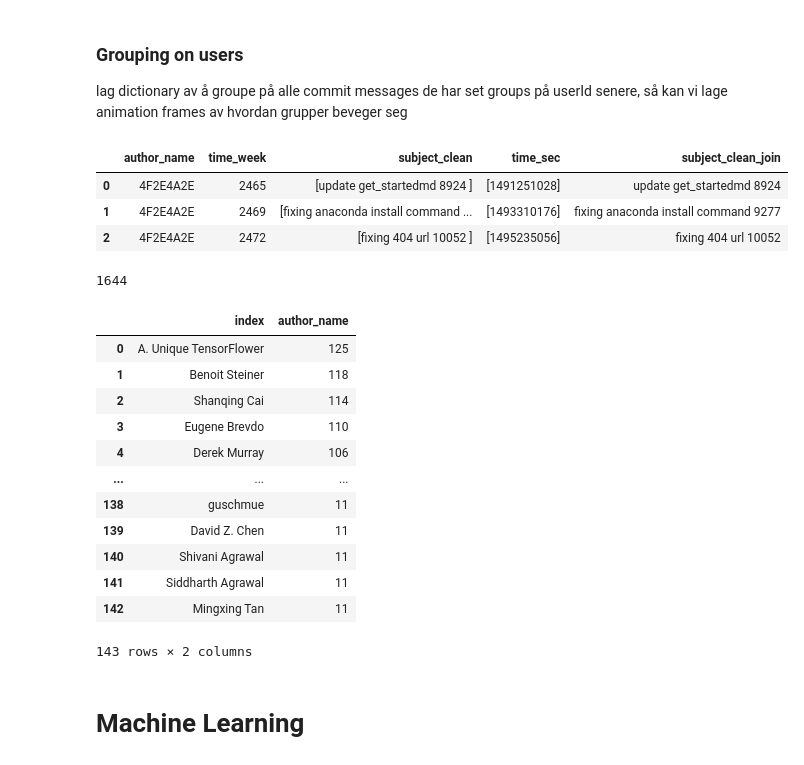
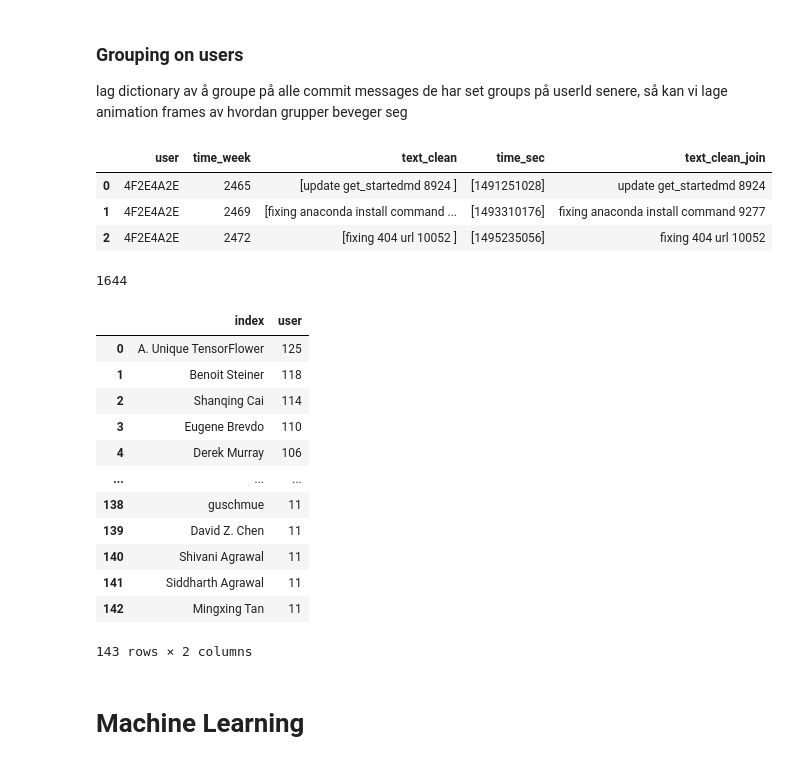
Before and after one commit to applied-ai-data3750/code, a Jupyter notebook: main.ipynb, the cells around one changed output. Drawn from its saved outputs; the diff is of its cells as text; code cells hidden in the pictures.

```diff
--- a/main.ipynb
+++ b/main.ipynb
@@ -24,11 +24,11 @@ df = pd.read_csv("data/tensorflow.csv", on_bad_lines='skip')
 df = df[["author_name", "time_sec", "subject"]]
 
 
-# df = df.rename(columns={
-#     "author_name": "user",
-#     "time_sec": "time_sec",
-#     "subject": "text"
-# })
+df = df.rename(columns={
+    "author_name": "user",
+    "time_sec": "time_sec",
+    "subject": "text"
+})
 
 # if your computer does not have GPU support, you can use a sample of the dataset instead to make it run in a reasonable time
 if device == "cpu": df = df.sample(frac=0.05)
@@ -66,7 +62,7 @@ We are intending to use the `subject` field as a temporary substitue of `categor
 # %% [markdown]
 ## Cleaning Data
 # %%
-df["subject_clean"] = df["subject"].apply(string_cleaner)
+df["text_clean"] = df["text"].apply(string_cleaner)
 
-df[["subject", "subject_clean"]].head(5)
+df[["text", "text_clean"]].head(5)
 # %% [output]
@@ -91,27 +87,27 @@ lag dictionary av å groupe på alle commit messages de har
 set groups på userId senere, så kan vi lage animation frames av hvordan grupper beveger seg
 # %%
 # dfu - ABBR: Data Frame User grouped
-dfu = df[["subject_clean", "time_sec", "time_week", "author_name"]].copy()
+dfu = df[["text_clean", "time_sec", "time_week", "user"]].copy()
 
-dfu = dfu.groupby(["author_name", "time_week"]).agg(list).reset_index()
+dfu = dfu.groupby(["user", "time_week"]).agg(list).reset_index()
 
-dfu["subject_clean_join"] = dfu["subject_clean"].apply(lambda x: " ".join(x))
+dfu["text_clean_join"] = dfu["text_clean"].apply(lambda x: " ".join(x))
 
 dfu.head(3)
 # %% [output]
-|  | author_name | time_week | subject_clean | time_sec | subject_clean_join |
+|  | user | time_week | text_clean | time_sec | text_clean_join |
 | 0 | 4F2E4A2E | 2465 | [update get_startedmd 8924 ] | [1491251028] | update get_startedmd 8924 |
 | 1 | 4F2E4A2E | 2469 | [fixing anaconda install command ... | [1493310176] | fixing anaconda install command 9277 |
 | 2 | 4F2E4A2E | 2472 | [fixing 404 url 10052 ] | [1495235056] | fixing 404 url 10052 |
 # %%
-weeks_per_user = dfu["author_name"].value_counts().reset_index()
+weeks_per_user = dfu["user"].value_counts().reset_index()
 
 print(len(weeks_per_user))
 
-weeks_per_user[weeks_per_user["author_name"] > 10]
+weeks_per_user[weeks_per_user["user"] > 10]
 # %% [output]
 1644
-|  | index | author_name |
+|  | index | user |
 | 0 | A. Unique TensorFlower | 125 |
 | 1 | Benoit Steiner | 118 |
 | 2 | Shanqing Cai | 114 |
```
Also changed, not shown: parts of 23 cells of this notebook, 4 other files.
